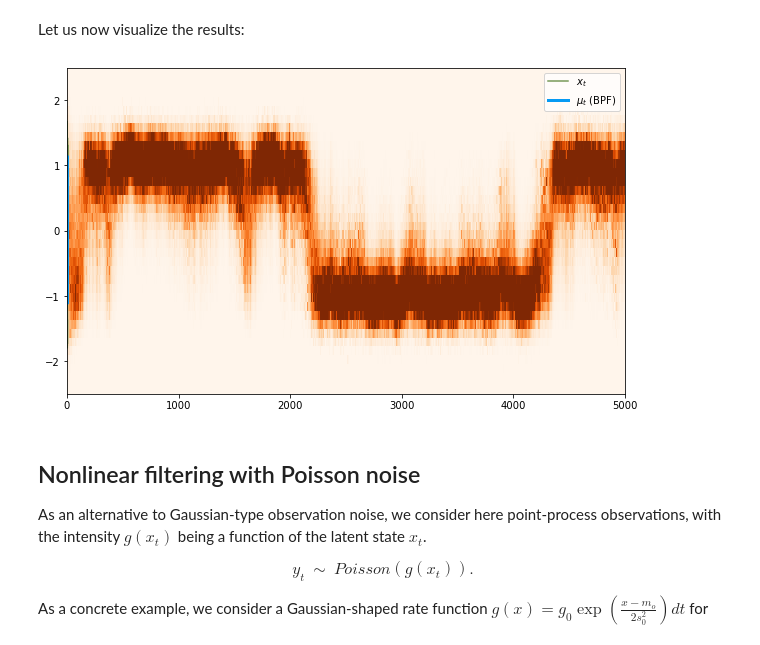
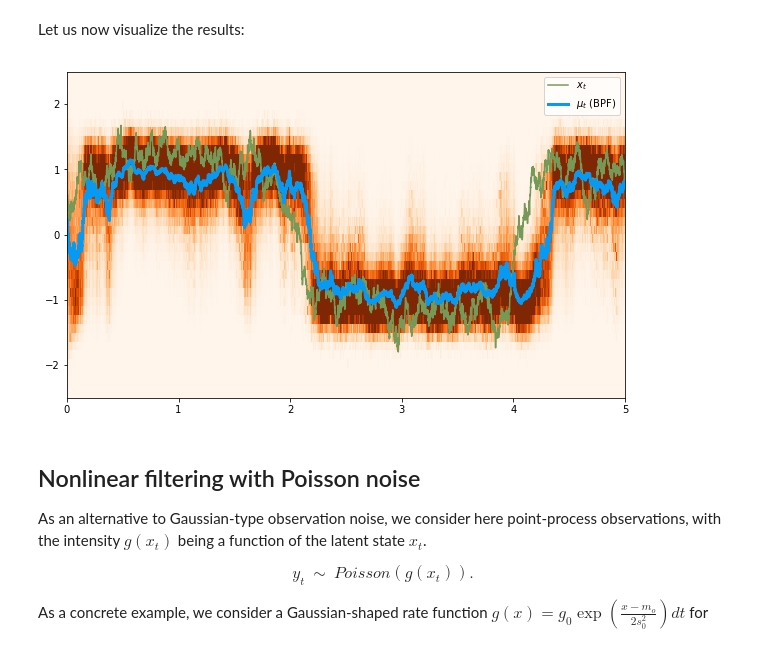
Before and after one commit to DrugowitschLab/ML-from-scratch-seminar, a Jupyter notebook: Nonlinear-Filtering/IS PF solution.ipynb, the cells around one changed output. Drawn from its saved outputs; the diff is of its cells as text; code cells hidden in the pictures.

```diff
--- a/Nonlinear-Filtering/IS PF solution.ipynb
+++ b/Nonlinear-Filtering/IS PF solution.ipynb
@@ -20,8 +20,8 @@ N = 1000
 x = np.random.uniform(-1,1,N)
 
 # compute weights
-f = lambda x: - x**2 +1
-w = f(x)
+p = lambda x: 3/4*(- x**2 +1)
+w = p(x)
 
 # normalize the weights such that they sum to 1
 w = w/np.sum(w)
@@ -36,7 +36,7 @@ ax1.set_title('Original samples')
 bins = np.linspace(-1, 1, int(np.sqrt(N)))
 ax2.hist(x,weights=w,density = True,alpha=0.5)
 xaxis = np.linspace(-1,1,50)
-ax2.plot(xaxis,f(xaxis)/(4/3))
+ax2.plot(xaxis,p(xaxis))
 ax2.legend([r'$p(x)$','weighted histogram'])
 ax2.set_title('Weighted samples')
 
@@ -312,25 +312,25 @@ def histImage(x, bins, rang, w=0):
 
     return image
 # %%
-T = params["T"]
+T = params["T"]*dt
 plotrange = [0,T,-2.5,2.5]
-t = np.arange(T+1)*dt
+t = np.arange(T/dt+1)*dt
 
 fig, (ax2) = plt.subplots(1,1,figsize=(10,6))
 
 
 
 hist = np.transpose(histImage(x_PF,int(np.sqrt(N)),(-3,3),w=w_PF))
 ax2.imshow(np.flipud(hist), cmap='Oranges', interpolation='nearest', extent=[0,T,-3,3],aspect='auto',vmax=0.7)
 ax2.plot(t,x,color='xkcd:moss')
 ax2.plot(t,np.average(x_PF,1,w_PF), linewidth=3,color = 'xkcd:azure')
 ax2.axis(plotrange)
 ax2.legend(['hidden state','BPF'],fontsize=16)
 ax2.legend([r'$x_t$',r'$\mu_t$ (BPF)'])
 
 plt.show()
 # %% [output]
-[figure, old version]
+[figure, new version]
 # %% [markdown]
 ## Nonlinear filtering with Poisson noise
 As an alternative to Gaussian-type observation noise, we consider here point-process observations, with the intensity $ g(x_t)$ being a function of the latent state $x_t$.
```
Also changed, not shown: parts of 3 cells of this notebook, 1 other file.
